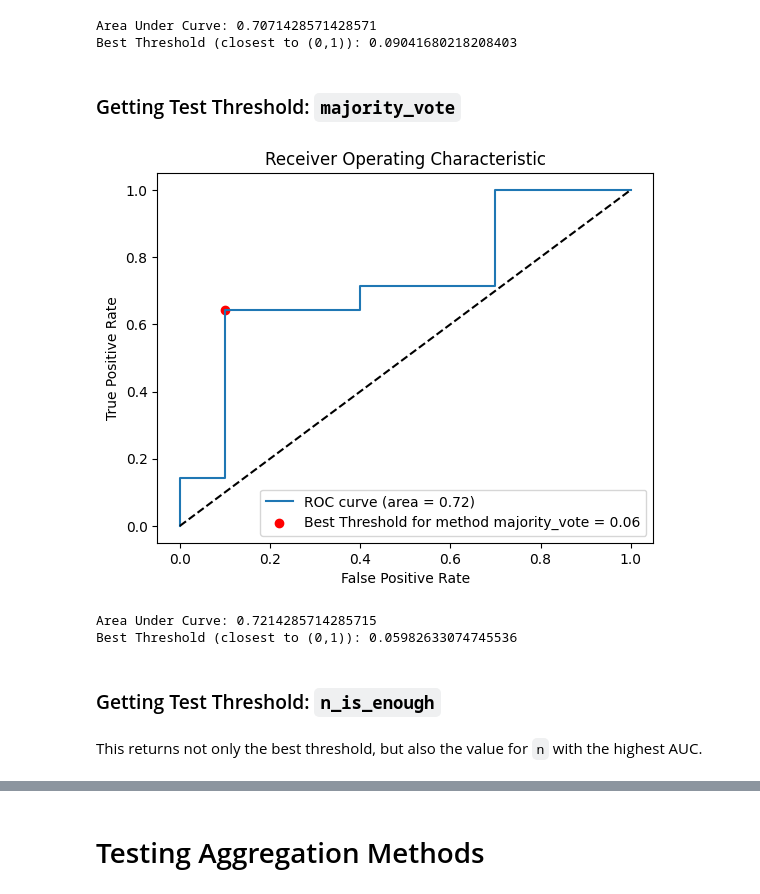
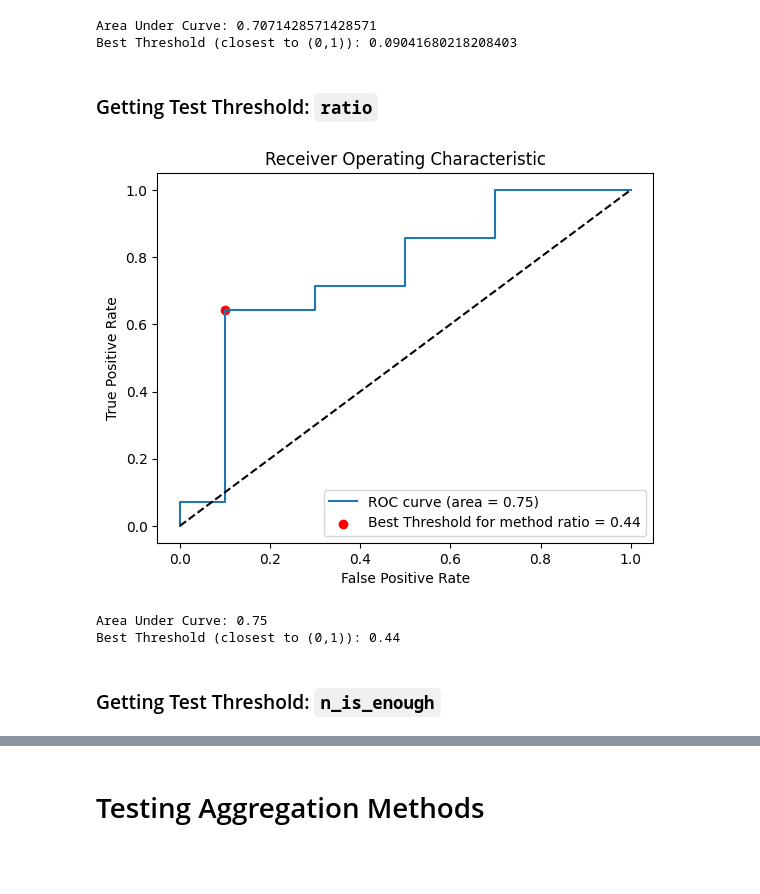
Before and after one commit to rafael-andre1/AI-for-Interstitial-Lung-Disease-Classification, a Jupyter notebook: 4 - modelDevelopment/4.2 - evalAsPatient/Part 1 - aggregateProbabilities.ipynb, the cells around one changed output, grey strips where cells are left out. Saved outputs shown, nothing was run; the diff lists cells and outputs as text; code cells hidden in the pictures; blank space fills up the shorter version.

Commit message:
Updated ROC to use Ratio instead of Mean

```diff
--- a/4 - modelDevelopment/4.2 - evalAsPatient/Part 1 - aggregateProbabilities.ipynb
+++ b/4 - modelDevelopment/4.2 - evalAsPatient/Part 1 - aggregateProbabilities.ipynb
@@ -655,14 +588,12 @@ mean_thresh, mean_roc_auc = getROCAggregate(resnet_eval, test_dataset, threshold
 Area Under Curve: 0.7071428571428571
 Best Threshold (closest to (0,1)): 0.09041680218208403
 # %% [markdown]
-### Getting Test Threshold: `majority_vote`
+### Getting Test Threshold: `ratio`
 # %%
-maj_thresh, maj_roc_auc = getROCAggregate(resnet_eval, test_dataset, threshold_eval, aggregate_criteria="majority_vote")
+rat_thresh, rat_roc_auc = getROCAggregate(resnet_eval, test_dataset, threshold_eval, aggregate_criteria="ratio")
 # %% [output]
-[figure, old version]
+[figure, new version]
-Area Under Curve: 0.7214285714285715
-Best Threshold (closest to (0,1)): 0.05982633074745536
+Area Under Curve: 0.75
+Best Threshold (closest to (0,1)): 0.44
 # %% [markdown]
 ### Getting Test Threshold: `n_is_enough`
-# %% [markdown]
-This returns not only the best threshold, but also the value for `n` with the highest AUC.
```
Also changed, not shown: parts of 30 cells of this notebook, 7 other files.
